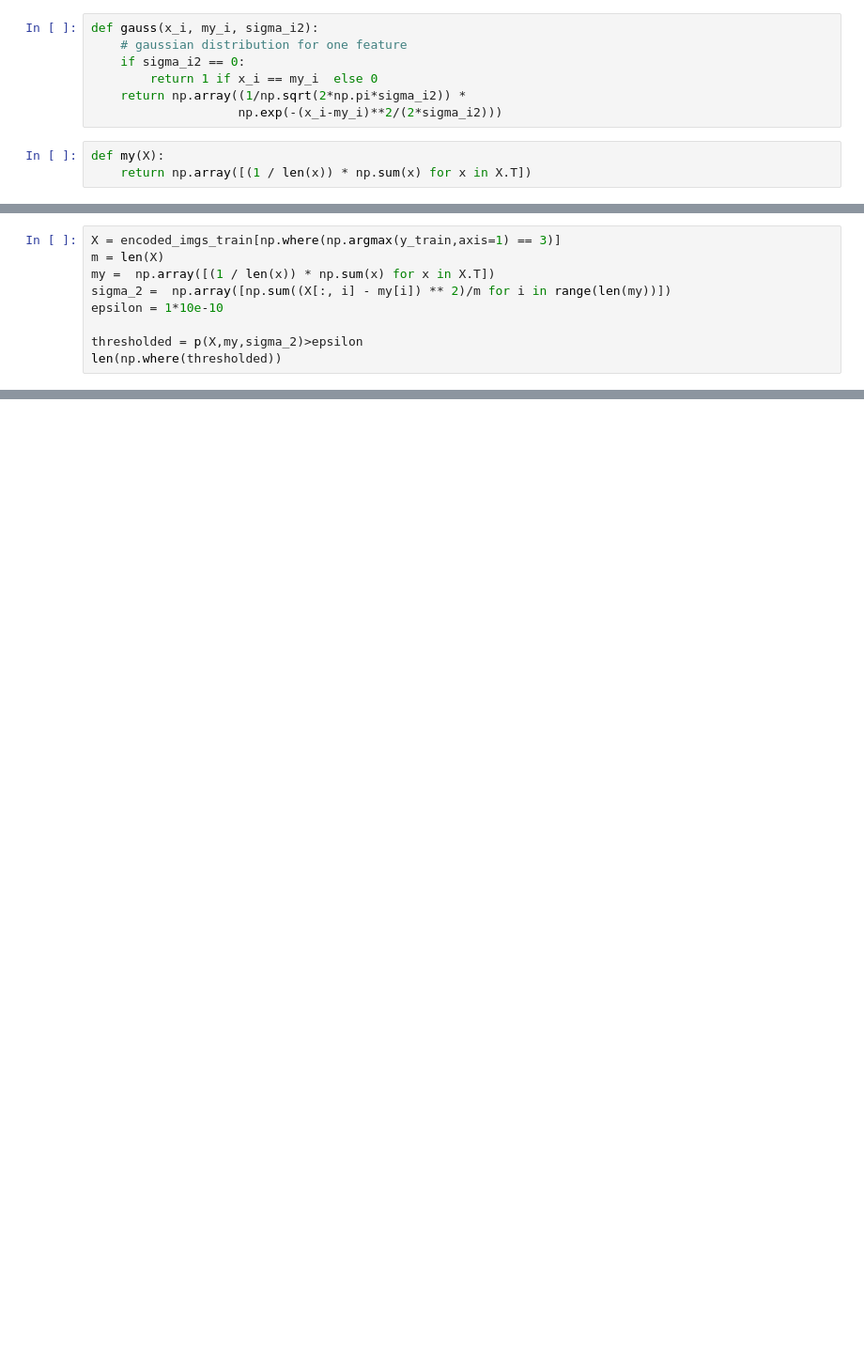
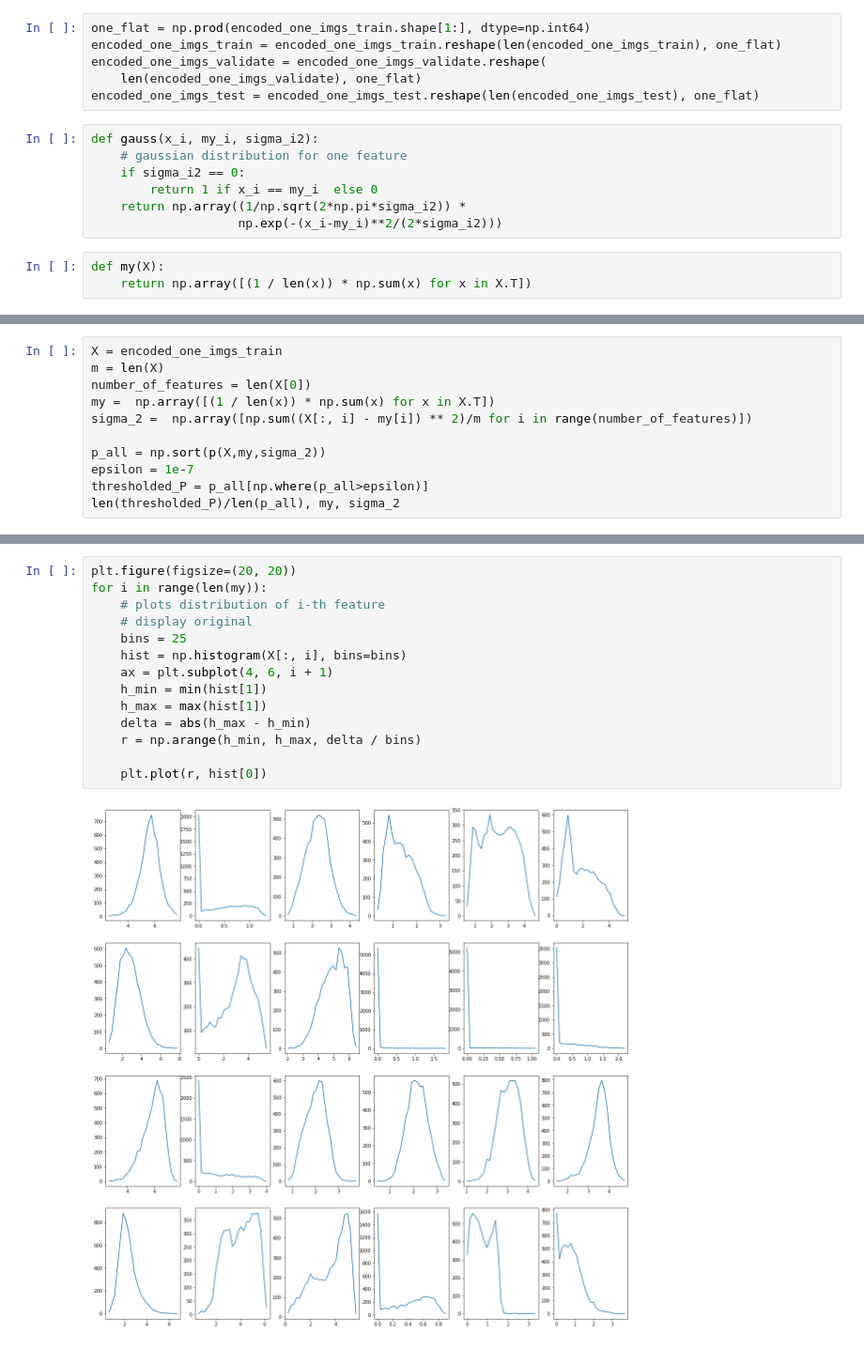
Before and after one commit to ChiShao/cnn-auto-encoder, a Jupyter notebook: conv-autoencoder.ipynb, the cells around one changed output, grey strips where cells are left out. Shown at 94% size. Cells and saved outputs as stored; diff of their text form; blank space fills up the shorter version.

```diff
--- a/conv-autoencoder.ipynb
+++ b/conv-autoencoder.ipynb
@@ -324,3 +446,9 @@ print(cm_test, precision(cm_test)[-1], recall(cm_test)[-1], sep="\n")
+# %%
+one_flat = np.prod(encoded_one_imgs_train.shape[1:], dtype=np.int64)
+encoded_one_imgs_train = encoded_one_imgs_train.reshape(len(encoded_one_imgs_train), one_flat)
+encoded_one_imgs_validate = encoded_one_imgs_validate.reshape(
+    len(encoded_one_imgs_validate), one_flat)
+encoded_one_imgs_test = encoded_one_imgs_test.reshape(len(encoded_one_imgs_test), one_flat)
 # %%
 def gauss(x_i, my_i, sigma_i2):
     # gaussian distribution for one feature
@@ -343,10 +471,12 @@ def p(X,my,sigma2):
 # %%
-X = encoded_imgs_train[np.where(np.argmax(y_train,axis=1) == 3)]
+X = encoded_one_imgs_train
 m = len(X)
+number_of_features = len(X[0])
 my =  np.array([(1 / len(x)) * np.sum(x) for x in X.T])
-sigma_2 =  np.array([np.sum((X[:, i] - my[i]) ** 2)/m for i in range(len(my))])
-epsilon = 1*10e-10
+sigma_2 =  np.array([np.sum((X[:, i] - my[i]) ** 2)/m for i in range(number_of_features)])
 
-thresholded = p(X,my,sigma_2)>epsilon
-len(np.where(thresholded))
+p_all = np.sort(p(X,my,sigma_2))
+epsilon = 1e-7
+thresholded_P = p_all[np.where(p_all>epsilon)]
+len(thresholded_P)/len(p_all), my, sigma_2
 # %% [output]
@@ -353,0 +496,16 @@ ValueError: The truth value of an array with more than one element is ambiguous.
+# %%
+plt.figure(figsize=(20, 20))
+for i in range(len(my)):
+    # plots distribution of i-th feature
+    # display original
+    bins = 25
+    hist = np.histogram(X[:, i], bins=bins)
+    ax = plt.subplot(4, 6, i + 1)
+    h_min = min(hist[1])
+    h_max = max(hist[1])
+    delta = abs(h_max - h_min)
+    r = np.arange(h_min, h_max, delta / bins)
+
+    plt.plot(r, hist[0])
+# %% [output]
+[figure, added]
```
Also changed, not shown: parts of 30 cells of this notebook, 2 other files.
